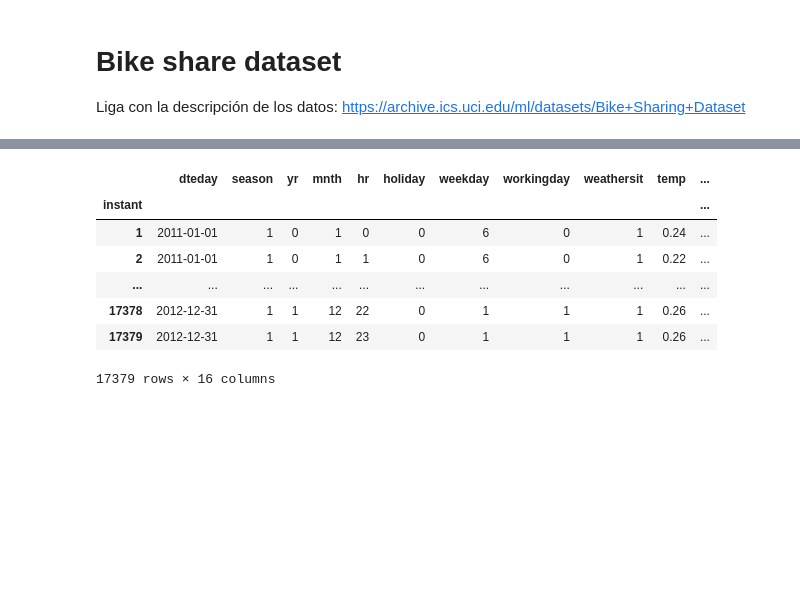
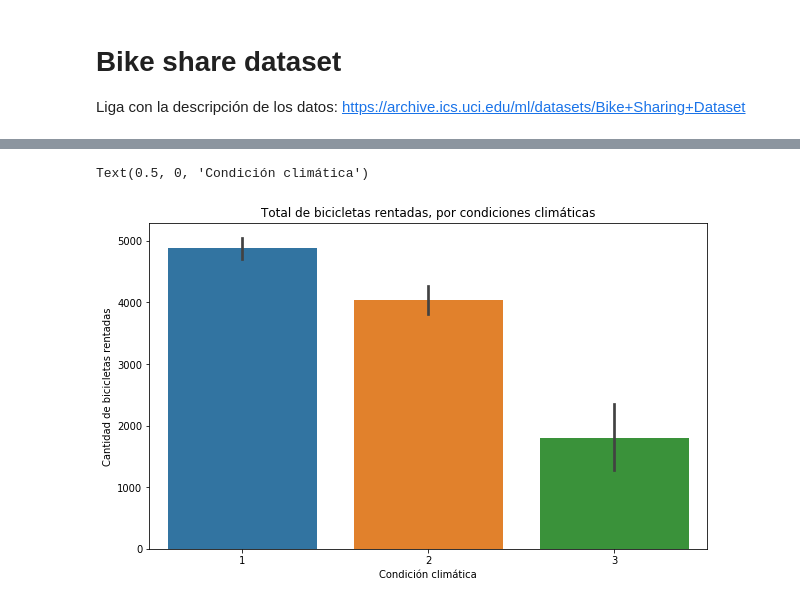
Before and after one commit to Miguelrom/LibretasML, a Jupyter notebook: Proyecto_1/Bike share dataset.ipynb, the cells around one changed output, grey strips where cells are left out. Cells and saved outputs as stored; diff of their text form; code cells hidden in the pictures; blank space fills up the shorter version.

```diff
--- a/Proyecto_1/Bike share dataset.ipynb
+++ b/Proyecto_1/Bike share dataset.ipynb
@@ -39,11 +41,9 @@ bikes_day
-# %%
-bikes_hour
-# %% [output]
-|  | dteday | season | yr | mnth | hr | holiday | weekday | workingday | weathersit | temp | ... |
-| instant |  |  |  |  |  |  |  |  |  |  | ... |
-| 1 | 2011-01-01 | 1 | 0 | 1 | 0 | 0 | 6 | 0 | 1 | 0.24 | ... |
-| 2 | 2011-01-01 | 1 | 0 | 1 | 1 | 0 | 6 | 0 | 1 | 0.22 | ... |
-| ... | ... | ... | ... | ... | ... | ... | ... | ... | ... | ... | ... |
-| 17378 | 2012-12-31 | 1 | 1 | 12 | 22 | 0 | 1 | 1 | 1 | 0.26 | ... |
-| 17379 | 2012-12-31 | 1 | 1 | 12 | 23 | 0 | 1 | 1 | 1 | 0.26 | ... |
-17379 rows × 16 columns
+# %%
+plt.figure(figsize=(10,6))
+plt.title('Total de bicicletas rentadas, por condiciones climáticas')
+sns.barplot(x=bikes_day['weathersit'], y=bikes_day['cnt'])
+plt.ylabel('Cantidad de bicicletas rentadas')
+plt.xlabel('Condición climática')
+# %% [output]
+Text(0.5, 0, 'Condición climática')
+[figure, added]
```
Also changed, not shown: parts of 13 cells of this notebook.
